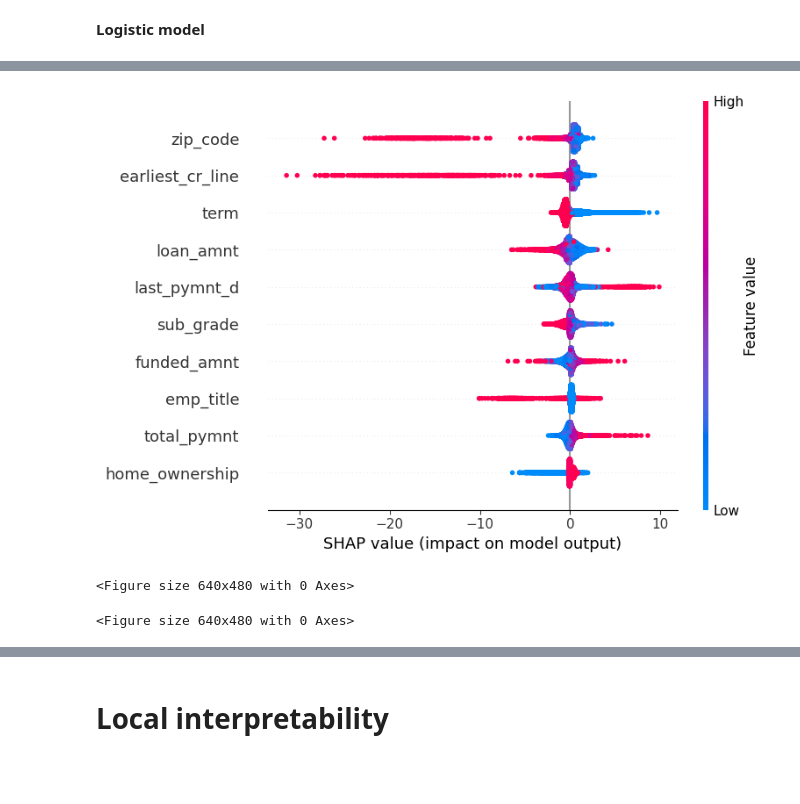
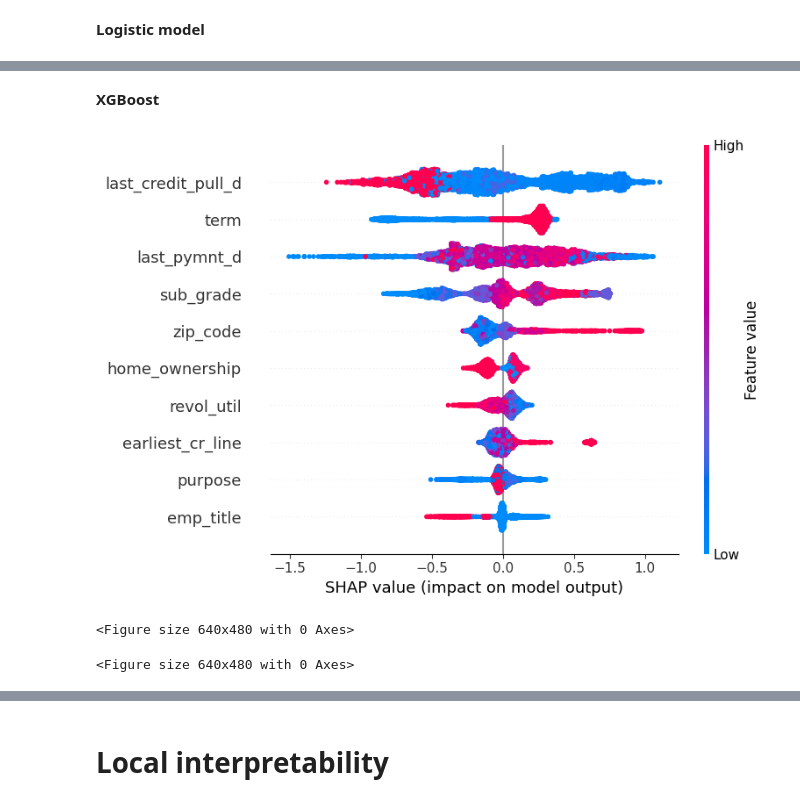
Before and after one commit to Meanliss/Project-midterm, a Jupyter notebook: MIDTERM (3).ipynb, the cells around one changed output, grey strips where cells are left out. Cells and saved outputs as stored; diff of their text form; code cells hidden in the pictures; blank space fills up the shorter version.

```diff
--- a/MIDTERM (3).ipynb
+++ b/MIDTERM (3).ipynb
@@ -445,6 +413,9 @@ X_train, X_val, y_train, y_val = train_test_split(
     X_train, y_train, test_size=0.2, random_state=42)
 # %% [markdown]
 # II Model Development
+# %%
+# Phần này node lại tập train cho từng model.
+X_val_selected_dict = {}
 # %% [markdown]
 ## 1.Decision Tree
 # %%
@@ -1661,8 +1659,10 @@ ROC AUC Score:
 # %% [markdown]
 Thế nên feature selection là nên chọn hết
+# %%
+X_val_selected_dict["XGB"] = X_val_selected
 # %% [markdown]
 # 4. Explainability
 # %%
 decision_tree_model = dt_model
 logistic_model = logistic_regression
-neural_network_model = model
+XGB_model = XGmodel_optimized
@@ -1755,12 +1735,20 @@ printed_X_val_selected = pd.DataFrame(
+# %% [markdown]
+**XGBoost**
 # %%
-plt.rcdefaults()
-shap.summary_plot(shap_values_nn[:, :, 0],
-                  printed_X_val_selected,
+plt.clf()
+# SHAP cho XGB
+explainer_xgb = shap.TreeExplainer(XGB_model,
+                                   data = X_val_selected_dict["XGB"])
+
+shap_values_xgb = explainer_xgb.shap_values(X_val_selected_dict["XGB"])
+
+shap.summary_plot(shap_values_xgb,
+                  X_val_selected_dict['XGB'],
                   max_display=10)
 
 plt.show()
 display(plt.gcf())
 # %% [output]
-[figure, old version]
+[figure, new version]
 <Figure size 640x480 with 0 Axes>
 <Figure size 640x480 with 0 Axes>
```
Also changed, not shown: parts of 65 cells of this notebook.
